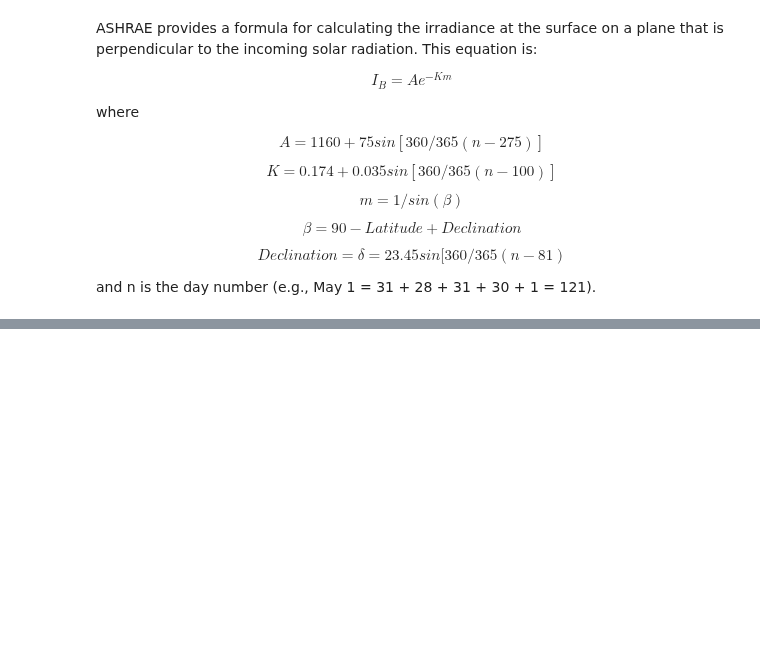
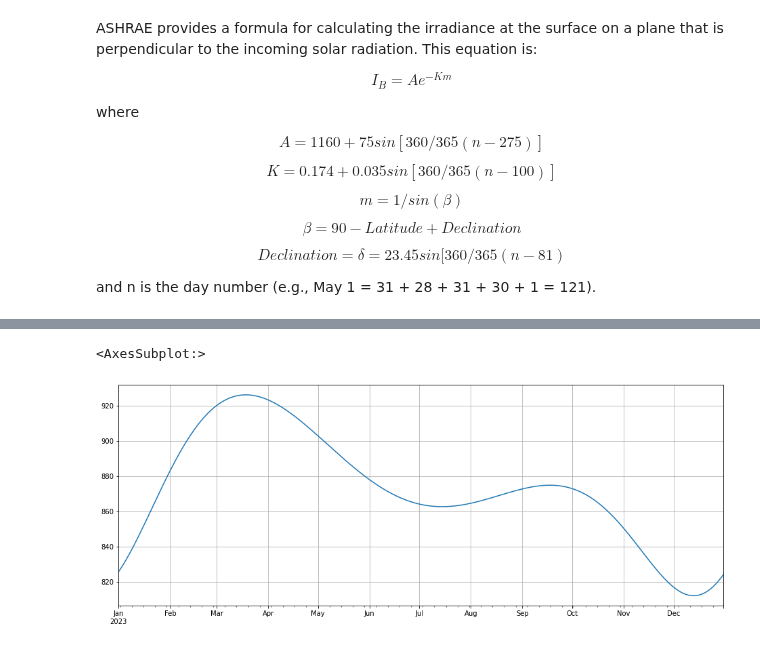
Before and after one commit to vonw/CE401, a Jupyter notebook: chapter4/ASHRAE_Irradiance.ipynb, the cells around one changed output, grey strips where cells are left out. Drawn from its saved outputs; the diff is of its cells as text; code cells hidden in the pictures; blank space fills up the shorter version.

```diff
--- a/chapter4/ASHRAE_Irradiance.ipynb
+++ b/chapter4/ASHRAE_Irradiance.ipynb
@@ -49,0 +81,5 @@ print('The ASHRAE irradiance at the surface is %4.0f W m-2'% Ib)
+# %%
+df.irradiance.plot(figsize=(16,6), grid=True)
+# %% [output]
+<AxesSubplot:>
+[figure, added]
```
Also changed, not shown: parts of 15 cells of this notebook, 19 other files.
